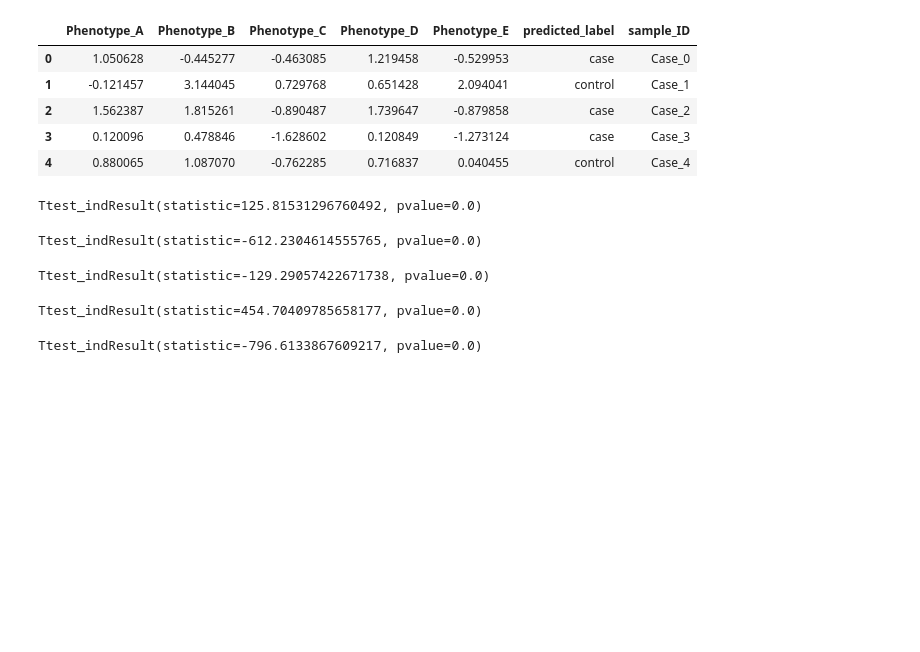
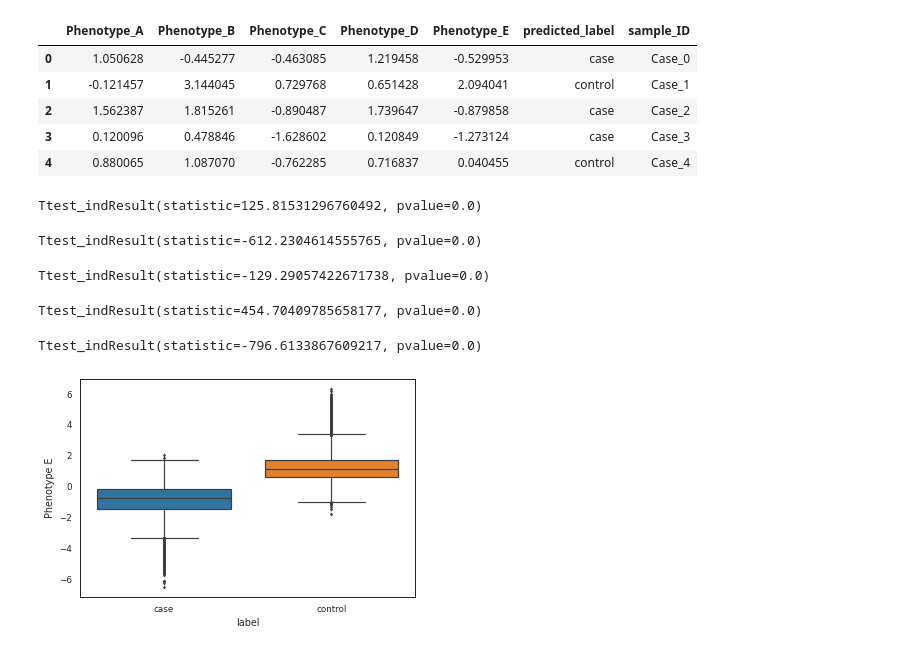
Before and after one commit to jchoe14/BMDW-Assignment, a Jupyter notebook: Notebook.ipynb, the cells around one changed output. Saved outputs shown, nothing was run; the diff lists cells and outputs as text; code cells hidden in the pictures; blank space fills up the shorter version.

```diff
--- a/Notebook.ipynb
+++ b/Notebook.ipynb
@@ -154,3 +154,11 @@ with open('t_test_results.csv', 'w', newline='') as csvfile:
   filewriter.writerow(['Phenotype_C', -129.29057422671738, 0.0])
   filewriter.writerow(['Phenotype_D', 454.70409785658177, 0.0])
   filewriter.writerow(['Phenotype_E', -796.6133867609217, 0.0])
+# %%
+g = sns.boxplot(data=full_df, y='Phenotype_E', x='predicted_label', fliersize=2)
+g.set(xlabel='label', ylabel='Phenotype E')
+g = sns.set_style("white")
+g = sns.set_context("paper")
+plt.savefig("/content/drive/My Drive/data_science_workshop/max_significance.pdf")
+# %% [output]
+[figure, added]
```
Also changed, not shown: parts of 6 cells of this notebook.
